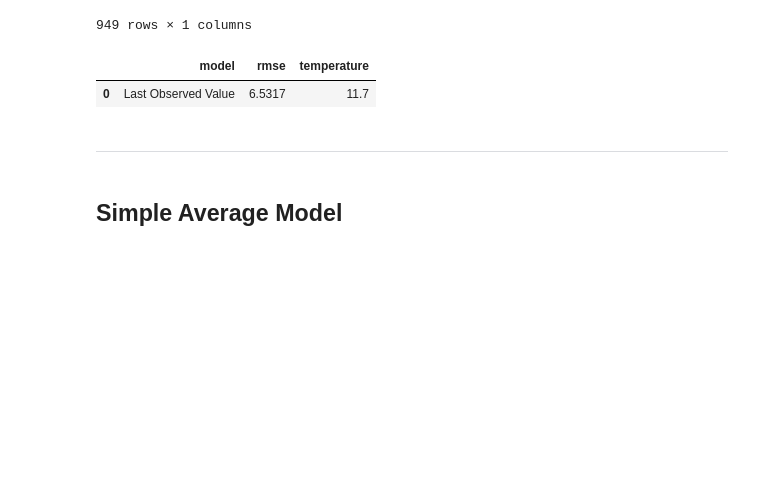
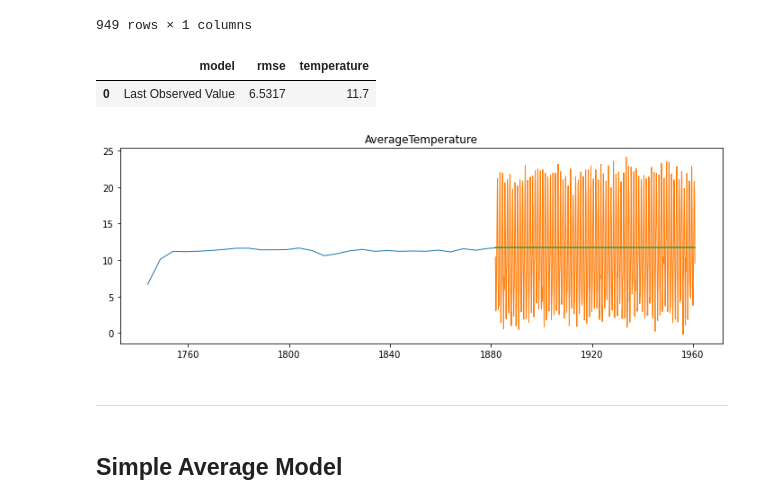
Before and after one commit to natasharivers/time-series-exercises, a Jupyter notebook: Time Series Project.ipynb, the cells around one changed output. Saved outputs shown, nothing was run; the diff lists cells and outputs as text; code cells hidden in the pictures; blank space fills up the shorter version.

Commit message:
visualize models

```diff
--- a/Time Series Project.ipynb
+++ b/Time Series Project.ipynb
@@ -504,6 +504,16 @@ model_df
 # %% [output]
 |  | model | rmse | temperature |
 | 0 | Last Observed Value | 6.5317 | 11.7 |
+# %%
+#plot last observed model vs actual
+plt.figure(figsize = (12,4))
+plt.plot(train[target_var], label = 'Train', linewidth = 1)
+plt.plot(validate[target_var], label = 'Validate', linewidth = 1)
+plt.plot(yhat_df_lo[target_var])
+plt.title(target_var)
+plt.show()
+# %% [output]
+[figure, added]
 # %% [markdown]
 ______________________
 # %% [markdown]
```
Also changed, not shown: parts of 13 cells of this notebook.
